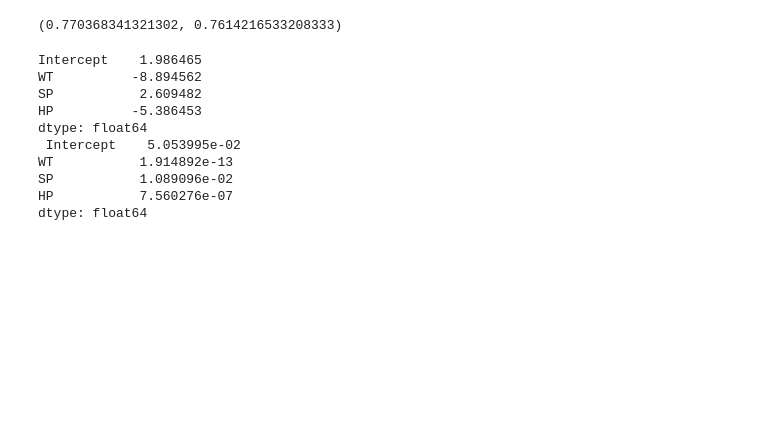
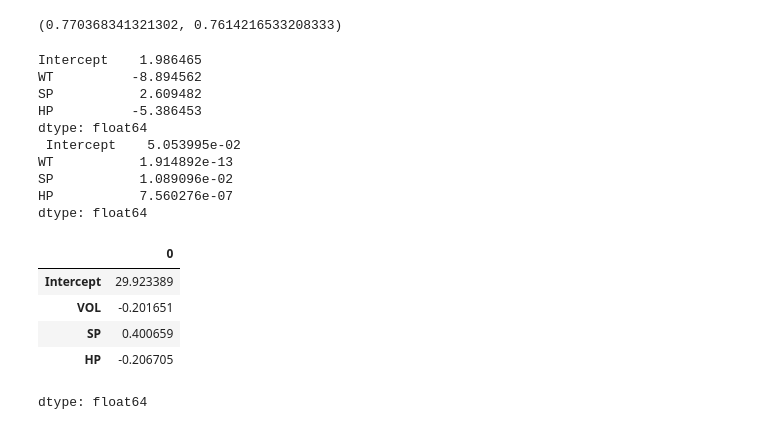
Before and after one commit to SaiRithik24/AD, a Jupyter notebook: Multi_Linear_Regression.ipynb, the cells around one changed output. Saved outputs shown, nothing was run; the diff lists cells and outputs as text; code cells hidden in the pictures; blank space fills up the shorter version.

```diff
--- a/Multi_Linear_Regression.ipynb
+++ b/Multi_Linear_Regression.ipynb
@@ -81,3 +81,14 @@ WT           1.914892e-13
 SP           1.089096e-02
 HP           7.560276e-07
 dtype: float64
+# %%
+import statsmodels.formula.api as smf
+model=smf.ols('MPG~VOL+SP+HP',data=df).fit()
+model.params
+# %% [output]
+|  | 0 |
+| Intercept | 29.923389 |
+| VOL | -0.201651 |
+| SP | 0.400659 |
+| HP | -0.206705 |
+dtype: float64
```
Also changed, not shown: parts of 2 cells of this notebook.
